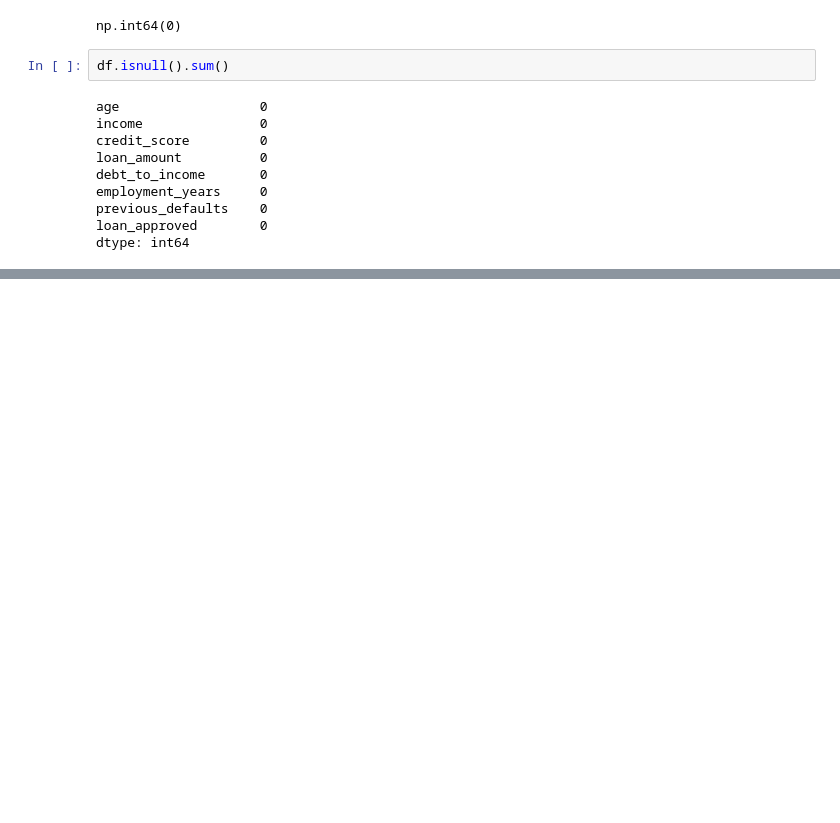
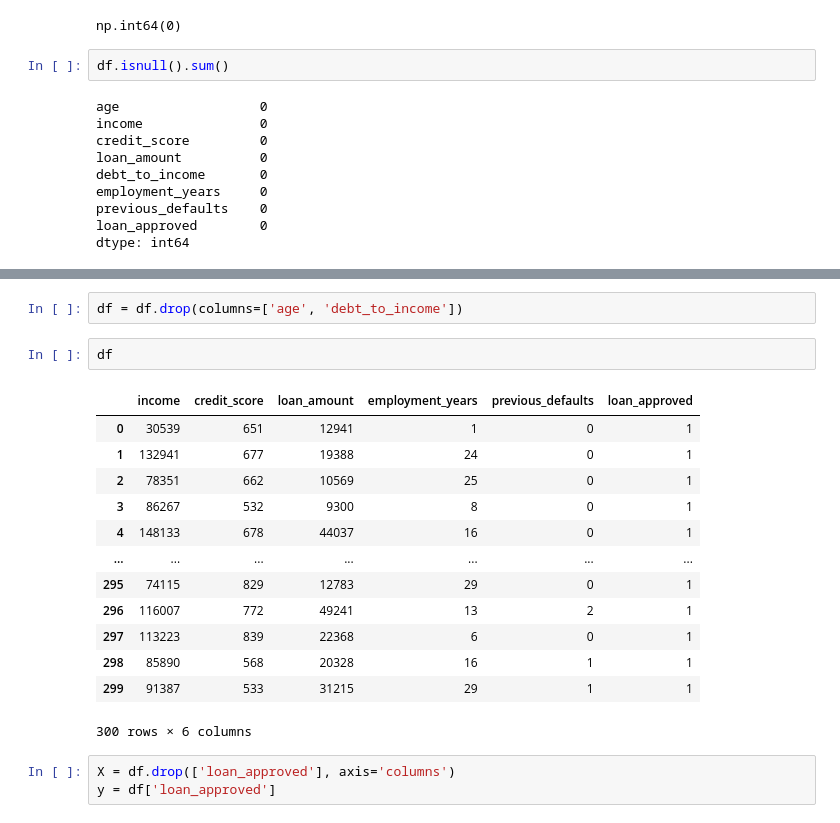
Before and after one commit to boogey004/ML-timeline-with-various-models, a Jupyter notebook: Bagging/Bagging.ipynb, the cells around one changed output, grey strips where cells are left out. Drawn from its saved outputs; the diff is of its cells as text; blank space fills up the shorter version.

```diff
--- a/Bagging/Bagging.ipynb
+++ b/Bagging/Bagging.ipynb
@@ -55,0 +50,21 @@ plt.show()
+# %%
+df = df.drop(columns=['age', 'debt_to_income'])
+# %%
+df
+# %% [output]
+|  | income | credit_score | loan_amount | employment_years | previous_defaults | loan_approved |
+| 0 | 30539 | 651 | 12941 | 1 | 0 | 1 |
+| 1 | 132941 | 677 | 19388 | 24 | 0 | 1 |
+| 2 | 78351 | 662 | 10569 | 25 | 0 | 1 |
+| 3 | 86267 | 532 | 9300 | 8 | 0 | 1 |
+| 4 | 148133 | 678 | 44037 | 16 | 0 | 1 |
+| ... | ... | ... | ... | ... | ... | ... |
+| 295 | 74115 | 829 | 12783 | 29 | 0 | 1 |
+| 296 | 116007 | 772 | 49241 | 13 | 2 | 1 |
+| 297 | 113223 | 839 | 22368 | 6 | 0 | 1 |
+| 298 | 85890 | 568 | 20328 | 16 | 1 | 1 |
+| 299 | 91387 | 533 | 31215 | 29 | 1 | 1 |
+300 rows × 6 columns
+# %%
+X = df.drop(['loan_approved'], axis='columns')
+y = df['loan_approved']
```
Also changed, not shown: parts of 11 cells of this notebook, 1 other file.
